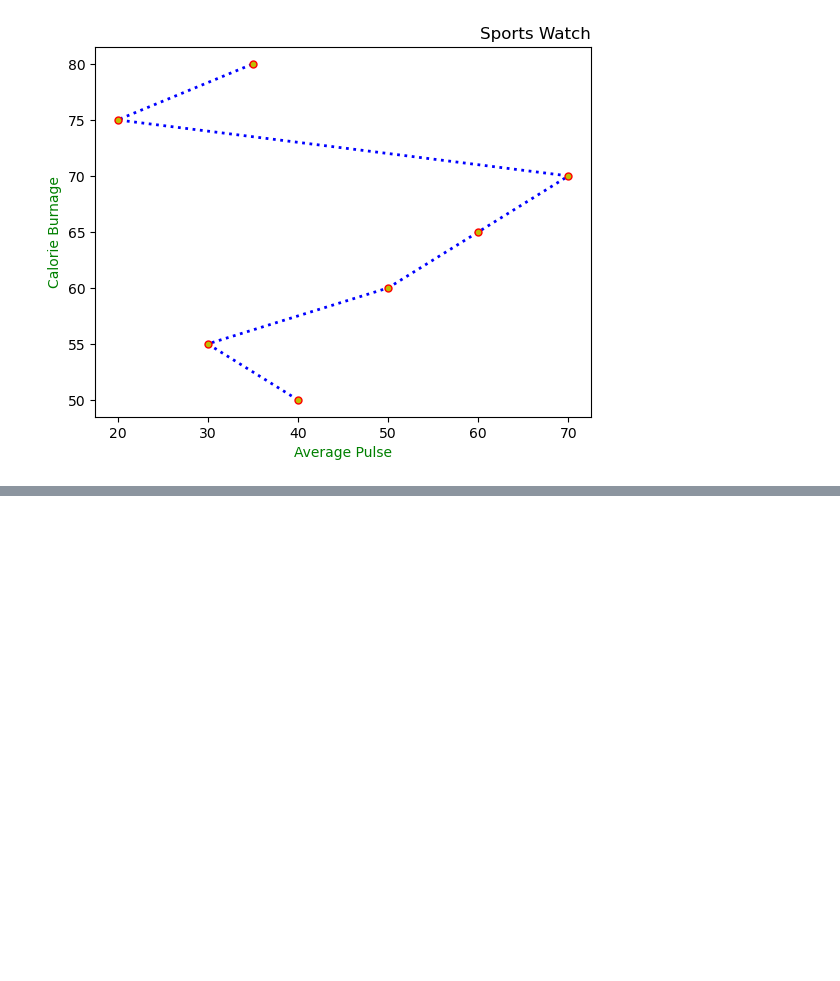
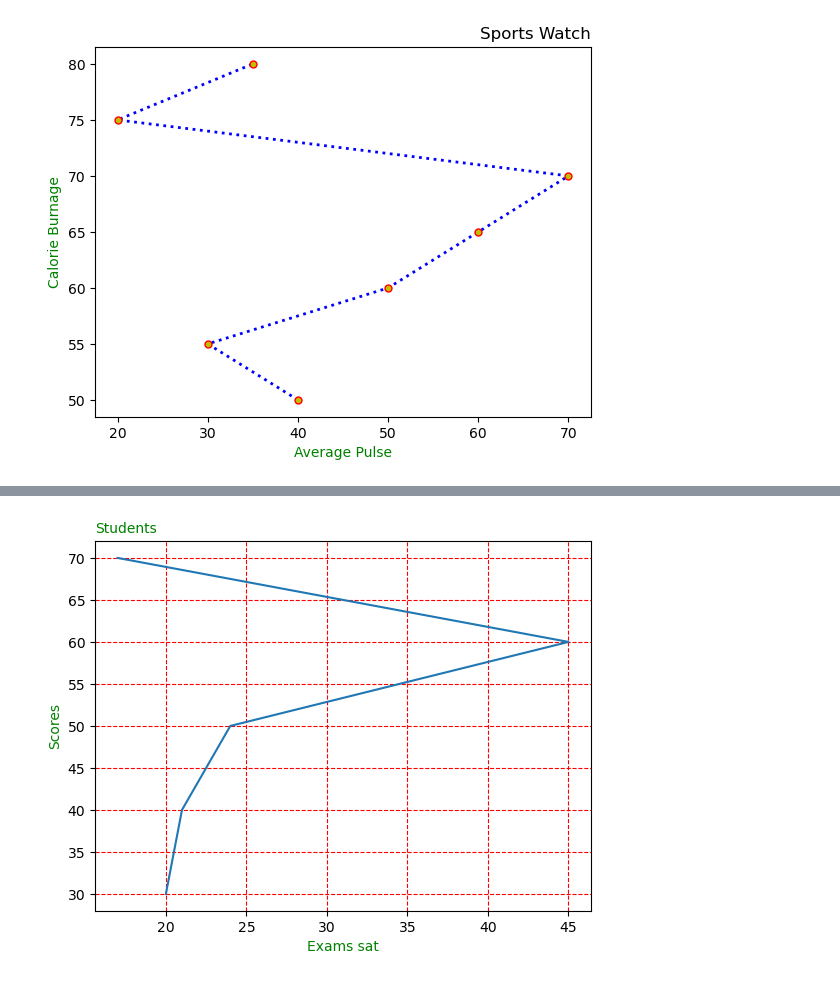
Before and after one commit to Joelson-Dieter/JupyterNotebook.ipynb, a Jupyter notebook: matplotlib.ipynb/marker.ipynb, the cells around one changed output, grey strips where cells are left out. Saved outputs shown, nothing was run; the diff lists cells and outputs as text; code cells hidden in the pictures; blank space fills up the shorter version.

```diff
--- a/matplotlib.ipynb/marker.ipynb
+++ b/matplotlib.ipynb/marker.ipynb
@@ -127,0 +169,13 @@ plt.show()
+# %%
+import matplotlib.pyplot as plt
+import numpy as np
+x=([20,21,24,45,17])
+y=([30,40,50,60,70])
+plt.title('Students',color='g',size=10,loc='left')
+plt.xlabel('Exams sat',color='g',size=10)
+plt.ylabel('Scores',color='g',size=10)
+plt.plot(x,y)
+plt.grid(color='red',linestyle='--')
+plt.show()
+# %% [output]
+[figure, added]
```
Also changed, not shown: parts of 3 cells of this notebook.
